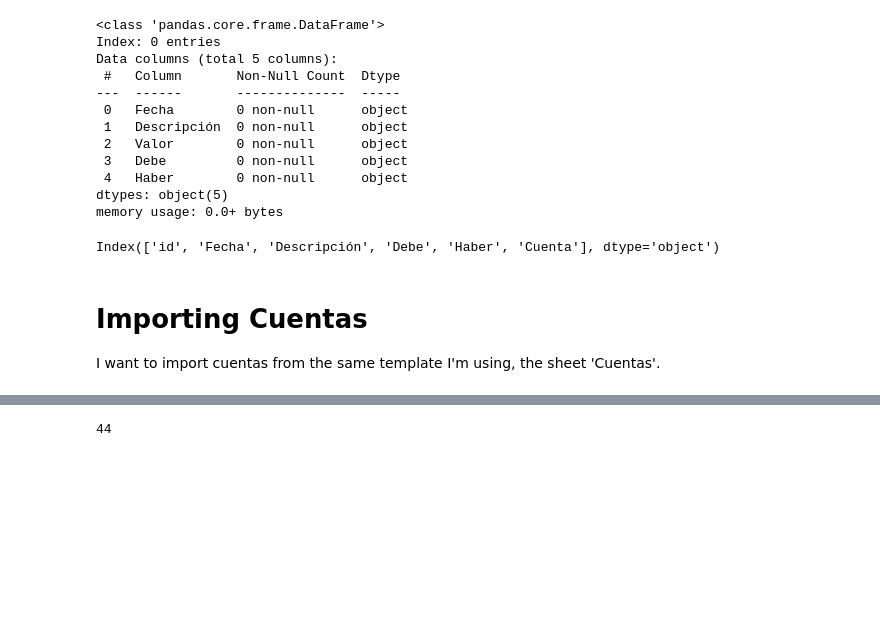
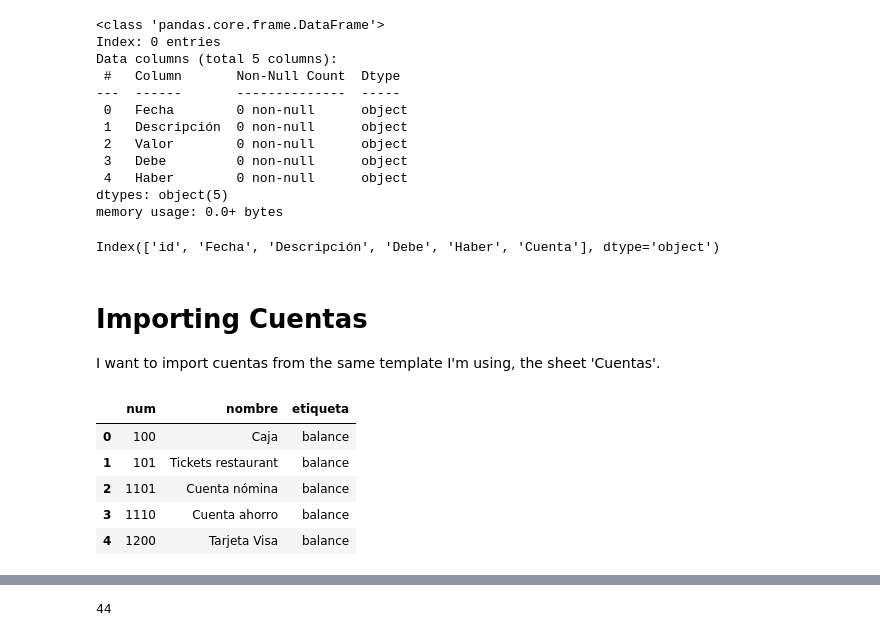
Before and after one commit to osso73/contabilidad, a Jupyter notebook: analysis/excel_import.ipynb, the cells around one changed output, grey strips where cells are left out. Saved outputs shown, nothing was run; the diff lists cells and outputs as text; code cells hidden in the pictures; blank space fills up the shorter version.

```diff
--- a/analysis/excel_import.ipynb
+++ b/analysis/excel_import.ipynb
@@ -604,4 +604,15 @@ Index(['id', 'Fecha', 'Descripción', 'Debe', 'Haber', 'Cuenta'], dtype='object'
 # Importing Cuentas
 
 I want to import cuentas from the same template I'm using, the sheet 'Cuentas'.
+# %%
+cuentas = pd.read_excel('plantilla_nueva.xlsx', sheet_name='cuentas', usecols='a:c')
+cuentas.columns = ['num', 'nombre', 'etiqueta']
+cuentas.head(5)
+# %% [output]
+|  | num | nombre | etiqueta |
+| 0 | 100 | Caja | balance |
+| 1 | 101 | Tickets restaurant | balance |
+| 2 | 1101 | Cuenta nómina | balance |
+| 3 | 1110 | Cuenta ahorro | balance |
+| 4 | 1200 | Tarjeta Visa | balance |
 # %%
```
Also changed, not shown: parts of 10 cells of this notebook, 28 other files.
